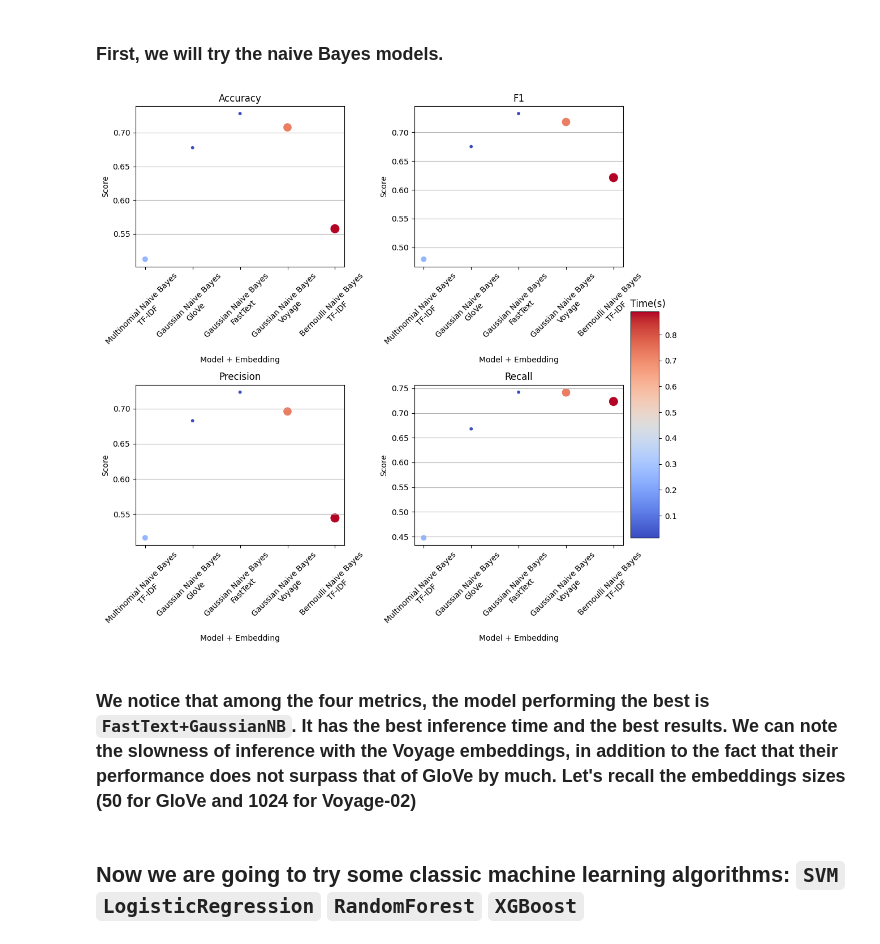
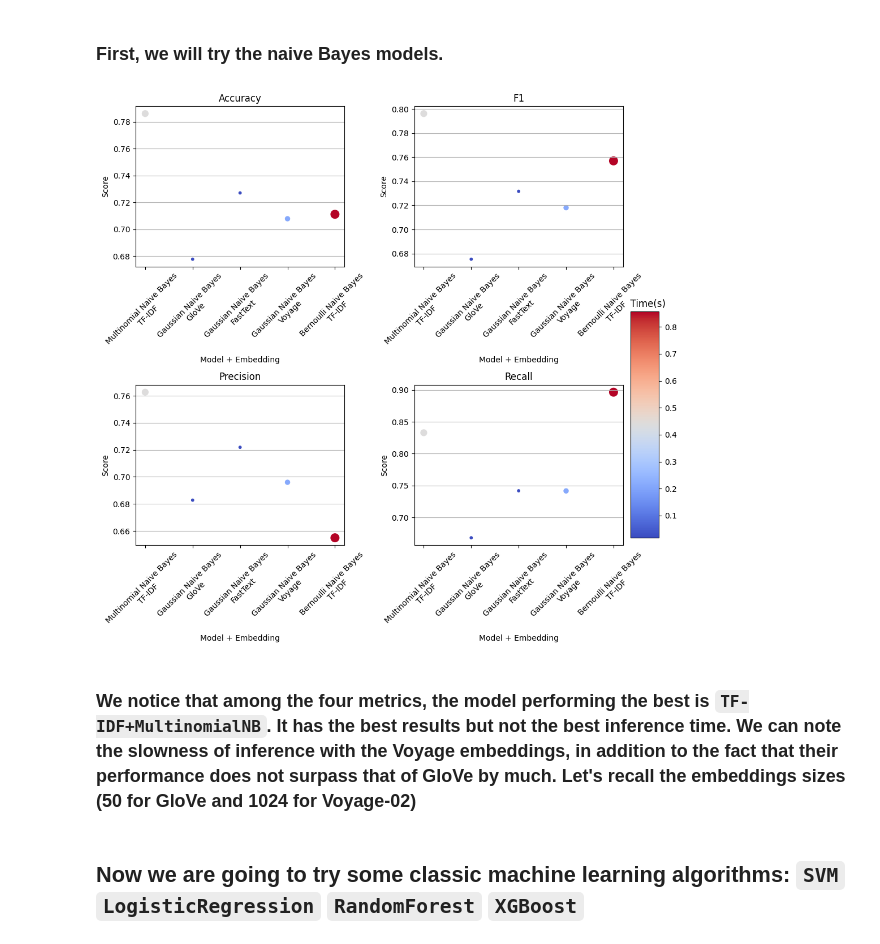
Before and after one commit to ilanaliouchouche/hate-speechs, a Jupyter notebook: hatespeech.ipynb, the cells around one changed output. Saved outputs shown, nothing was run; the diff lists cells and outputs as text; code cells hidden in the pictures.

```diff
--- a/hatespeech.ipynb
+++ b/hatespeech.ipynb
@@ -634,48 +638,51 @@ for embed in tqdm(embed_list):
         model_scores['Gaussian Naive Bayes'][embed]['recall'] = recall_score(y_test, preds)
         model_scores['Gaussian Naive Bayes'][embed]['time'] = end
 # %%
-fig, axs = plt.subplots(2, 2, figsize=(10, 10))
-axs = axs.flatten()
+def plot_scores(model_scores, output_file):
+    fig, axs = plt.subplots(2, 2, figsize=(15, 10))
+    axs = axs.flatten()
 
-metrics = ['accuracy', 'f1', 'precision', 'recall']
-model_embeddings = []
-scores = {metric: [] for metric in metrics}
-times = []
+    metrics = ['accuracy', 'f1', 'precision', 'recall']
+    model_embeddings = []
+    scores = {metric: [] for metric in metrics}
+    times = []
 
-for model in model_scores:
-    for embed in model_scores[model]:
-        if not model_scores[model][embed]:
-            continue
+    for model in model_scores:
+        for embed in model_scores[model]:
+            if not model_scores[model][embed]:
+                continue
 
-        model_embeddings.append(f"{model}\n{embed}")
-        for metric in metrics:
-            scores[metric].append(model_scores[model][embed].get(metric, None))
-        times.append(model_scores[model][embed].get('time', None))
+            model_embeddings.append(f"{model}\n{embed}")
+            for metric in metrics:
+                scores[metric].append(model_scores[model][embed].get(metric, None))
+            times.append(model_scores[model][embed].get('time', None))
 
-clean_indices = [i for i, t in enumerate(times) if t is not None]
-model_embeddings = [model_embeddings[i] for i in clean_indices]
-times = [times[i] for i in clean_indices]
-for metric in metrics:
-    scores[metric] = [scores[metric][i] for i in clean_indices]
+    clean_indices = [i for i, t in enumerate(times) if t is not None]
+    model_embeddings = [model_embeddings[i] for i in clean_indices]
+    times = [times[i] for i in clean_indices]
+    for metric in metrics:
+        scores[metric] = [scores[metric][i] for i in clean_indices]
 
-times = np.array(times)
-sizes = (times - times.min()) / (times.max() - times.min()) * 100 + 10
+    times = np.array(times)
+    sizes = (times - times.min()) / (times.max() - times.min()) * 100 + 10
 
-for ax, metric in zip(axs, metrics):
-    sc = ax.scatter(model_embeddings, scores[metric], c=times, cmap='coolwarm', s=sizes)
-    ax.set_title(metric.capitalize())
-    ax.set_xlabel('Model + Embedding')
-    ax.set_ylabel('Score')
-    ax.set_xticklabels(model_embeddings, rotation=45)
-    ax.grid(True, axis='y')
+    for ax, metric in zip(axs, metrics):
+        sc = ax.scatter(model_embeddings, scores[metric], c=times, cmap='coolwarm', s=sizes)
+        ax.set_title(metric.capitalize())
+        ax.set_xlabel('Model + Embedding')
+        ax.set_ylabel('Score')
+        ax.set_xticklabels(model_embeddings, rotation=45)
+        ax.grid(True, axis='y')
 
-cbar = fig.colorbar(sc, ax=axs, cax=fig.add_axes([0.95, 0.2, 0.05, 0.4]), aspect=10)
-cbar.ax.set_title('  Time(s)')
+    cbar = fig.colorbar(sc, ax=axs, cax=fig.add_axes([0.95, 0.2, 0.05, 0.4]), aspect=10)
+    cbar.ax.set_title('  Time(s)')
 
-plt.tight_layout()
-plt.savefig('images/naive_bayes.png')
-plt.show()
+    plt.tight_layout()
+    plt.savefig(output_file)
+    plt.show()
-# %% [output]
-[figure, removed]
+# %%
+plot_scores(model_scores, 'images/naive_bayes_scores.png')
+# %% [output]
+[figure, added]
 # %% [markdown]
-### We notice that among the four metrics, the model performing the best is `FastText+GaussianNB`. It has the best inference time and the best results. We can note the slowness of inference with the Voyage embeddings, in addition to the fact that their performance does not surpass that of GloVe by much. **Let's recall the embeddings sizes (50 for GloVe and 1024 for Voyage-02)**
+### We notice that among the four metrics, the model performing the best is `TF-IDF+MultinomialNB`. It has the best results but not the best inference time. We can note the slowness of inference with the Voyage embeddings, in addition to the fact that their performance does not surpass that of GloVe by much. **Let's recall the embeddings sizes (50 for GloVe and 1024 for Voyage-02)**
```
Also changed, not shown: parts of 33 cells of this notebook, 8 other files.
